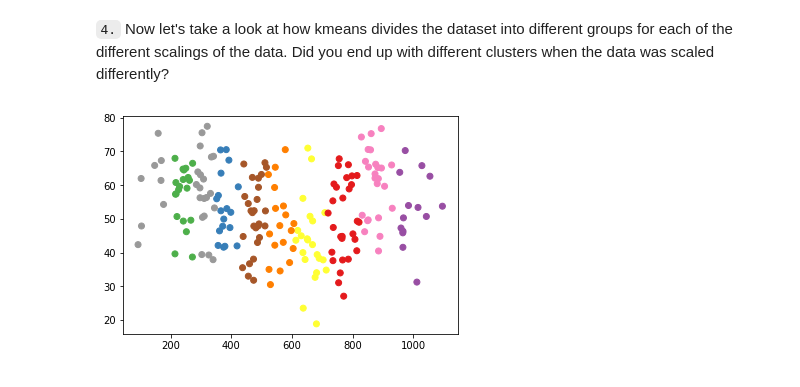
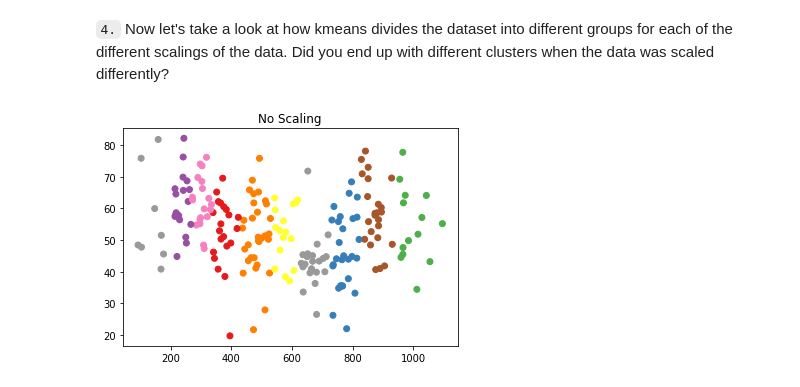
Before and after one commit to sclkan/ML-Study-Notes, a Jupyter notebook: unsupervised_learning_notes.ipynb, the cells around one changed output. Cells and saved outputs as stored; diff of their text form; code cells hidden in the pictures.

```diff
--- a/unsupervised_learning_notes.ipynb
+++ b/unsupervised_learning_notes.ipynb
@@ -245,20 +256,21 @@ plt.scatter(df_ss['height'], df_ss['weight']); # create a plot
 # %%
 def fit_kmeans(data, centers):
     '''
     INPUT:
         data = the dataset you would like to fit kmeans to (dataframe)
         centers = the number of centroids (int)
     OUTPUT:
         labels - the labels for each datapoint to which group it belongs (nparray)
 
     '''
     kmeans = KMeans(centers)
     labels = kmeans.fit_predict(data)
     return labels
 
 labels = fit_kmeans(df, 10) #fit kmeans to get the labels
 
 # Plot the original data with clusters
-plt.scatter(df['height'], df['weight'], c=labels, cmap='Set1');
+plt.scatter(df['height'], df['weight'], c=labels, cmap='Set1')
+plt.title('No Scaling');
 # %% [output]
-[figure, old version]
+[figure, new version]
```
Also changed, not shown: parts of 7 cells of this notebook.
